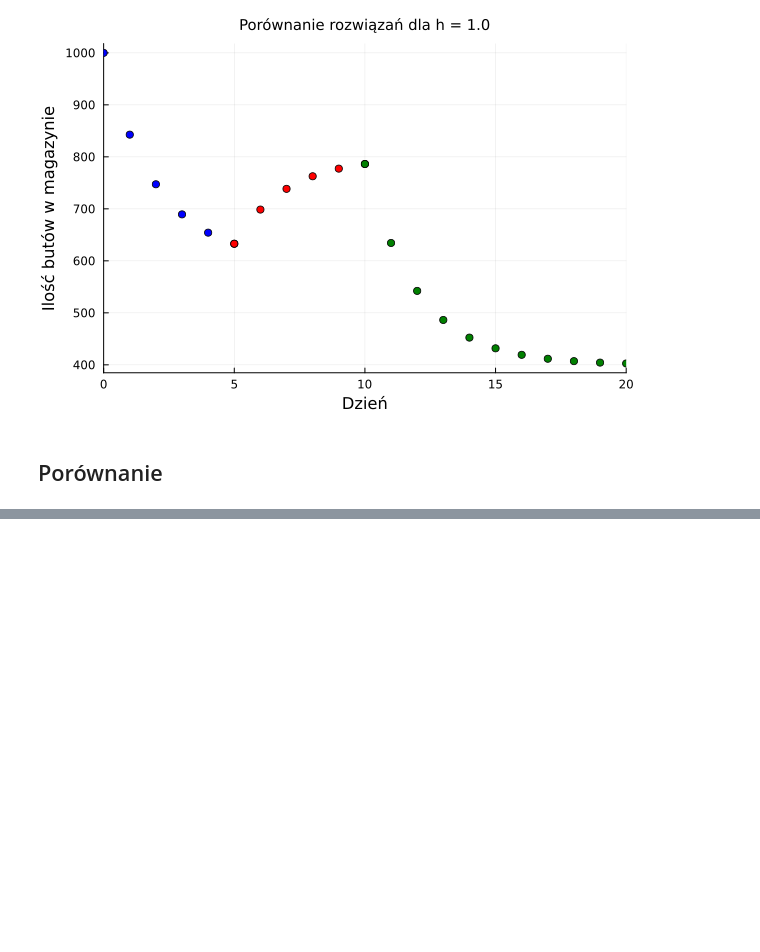
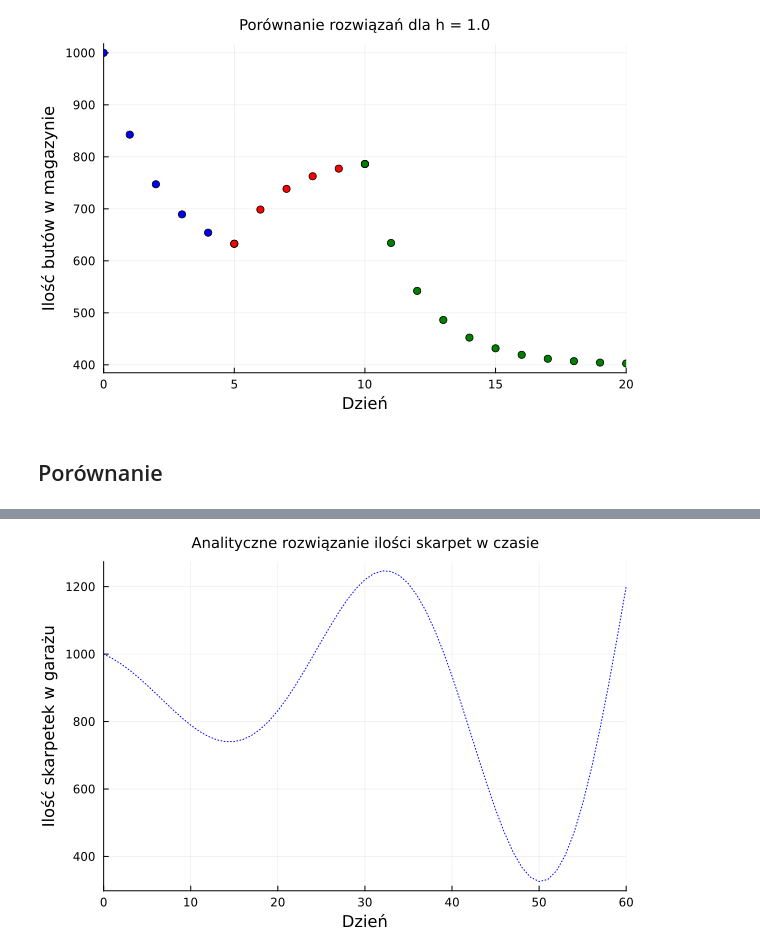
Before and after one commit to piotrczech/optimization-of-inventory-deliveries, a Jupyter notebook: main.ipynb, the cells around one changed output, grey strips where cells are left out. Cells and saved outputs as stored; diff of their text form; code cells hidden in the pictures; blank space fills up the shorter version.

Commit message:
Feature: analytic delay plot

```diff
--- a/main.ipynb
+++ b/main.ipynb
@@ -1390,0 +1466,14 @@ $$
+# %%
+using LambertW
+using Plots
+#starting variables
+Iₜ = 1000
+I₀ = 1000
+τ = 10
+T = 4
+D₀ = 20
+
+#additional declarations
+W = lambertw(-τ/T +0im)
+L₀ = I₀ - Iₜ + D₀*T - D₀*τ
+L₁ = ((Iₜ-I₀)/T - D₀)*τ
@@ -1390,0 +1511,41 @@ $$
+# %%
+"""
+todo
+same as for non delay
+"""
+function solve_delay_by_analytical_solution(
+    Iₜ::Int,
+    τ::Int,
+    T::Int,
+    D₀::Int,
+    C::Complex,
+    y₀::Number,
+    x₀::Int,
+    xₙ::Int,
+    h::Float64,
+)::Tuple{Vector{Float64}, Vector{Float64}}
+
+    W = lambertw(-τ/T +0im)
+
+    n = round(Int, (xₙ - x₀) / h)
+
+    y_values = zeros(n + 1)
+    x_values = zeros(n + 1)
+
+    x_values[1] = x₀
+    y_values[1] = y₀
+
+    for index in 1:n
+        x_values[index + 1] = x_values[index] + h
+        y_values[index + 1] = Iₜ -D₀*T+real(C*exp(W/τ*x_values[index+1]))
+    end
+
+    return x_values, y_values
+end
+day_start = 0
+day_end = 60
+
+x_values_analytic_delay, y_values_analytic_delay = solve_delay_by_analytical_solution(Iₜ,τ,T,D₀,get_C(W,L₀,L₁),I₀,day_start,day_end,1.0)
+plot(x_values_analytic_delay, y_values_analytic_delay, label="", color="blue", linestyle=:dot, xlabel="Dzień", ylabel="Ilość skarpetek w garażu", title="Analityczne rozwiązanie ilości skarpet w czasie", grid=true, xlims=(day_start, day_end), titlefontsize=10)
+# %% [output]
+[figure, added]
```
Also changed, not shown: parts of 3 cells of this notebook.
